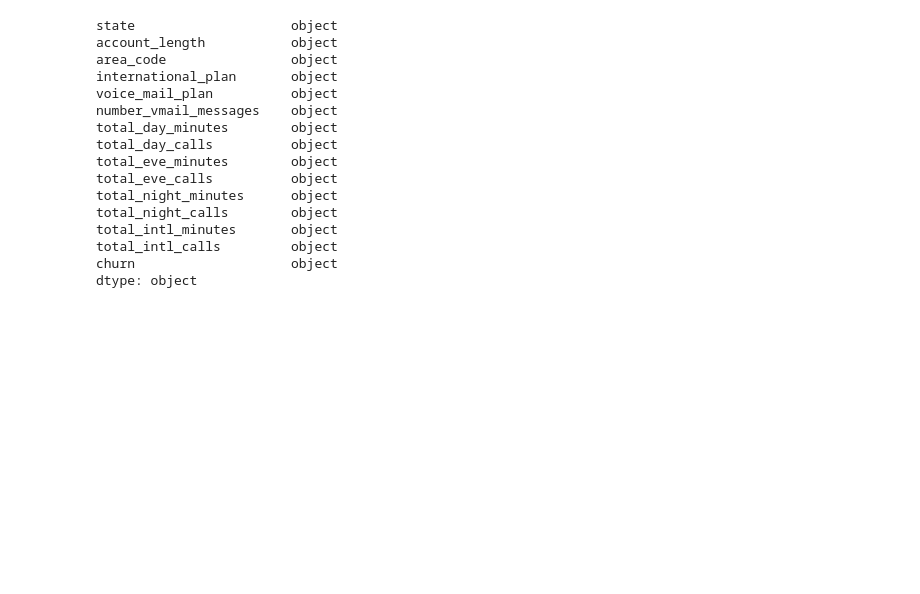
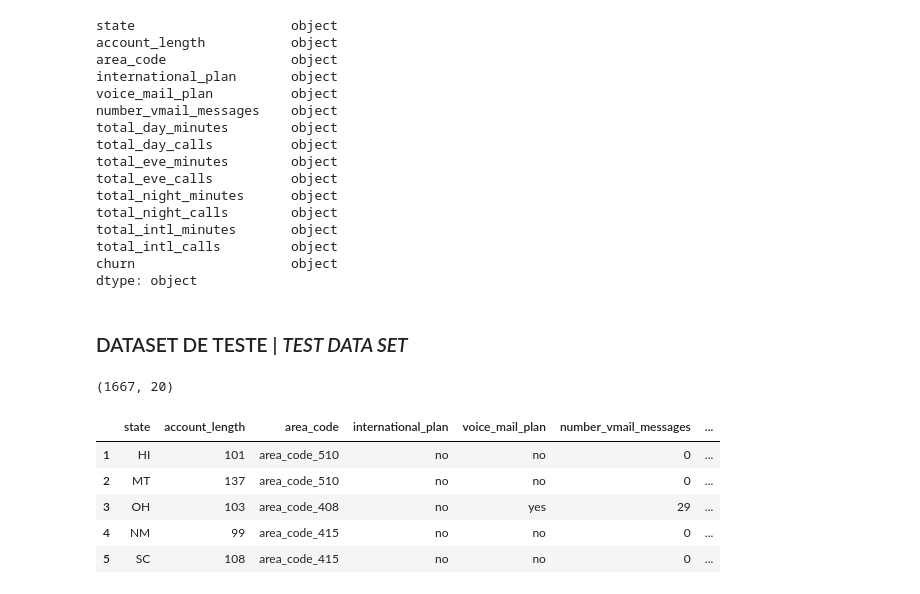
Before and after one commit to tatiananovaes/Customer_Churn_Telecom, a Jupyter notebook: machine_learning/customer_churn_telecom_03_FeatureEngineering.ipynb, the cells around one changed output. Saved outputs shown, nothing was run; the diff lists cells and outputs as text; code cells hidden in the pictures; blank space fills up the shorter version.

Commit message:
add test dataset

```diff
--- a/machine_learning/customer_churn_telecom_03_FeatureEngineering.ipynb
+++ b/machine_learning/customer_churn_telecom_03_FeatureEngineering.ipynb
@@ -416,0 +408,16 @@ df.to_csv('datasets/df_eng.csv')
+# %% [markdown]
+### DATASET DE TESTE | _TEST DATA SET_
+# %%
+# Carrega os dados // Load the data
+df_test = pd.read_csv('../datasets/projeto4_telecom_teste.csv', index_col = 0) # cleaned train dataset
+
+print(df_test.shape)
+display(df_test.head())
+# %% [output]
+(1667, 20)
+|  | state | account_length | area_code | international_plan | voice_mail_plan | number_vmail_messages | ... |
+| 1 | HI | 101 | area_code_510 | no | no | 0 | ... |
+| 2 | MT | 137 | area_code_510 | no | no | 0 | ... |
+| 3 | OH | 103 | area_code_408 | no | yes | 29 | ... |
+| 4 | NM | 99 | area_code_415 | no | no | 0 | ... |
+| 5 | SC | 108 | area_code_415 | no | no | 0 | ... |
```
Also changed, not shown: parts of 16 cells of this notebook.
